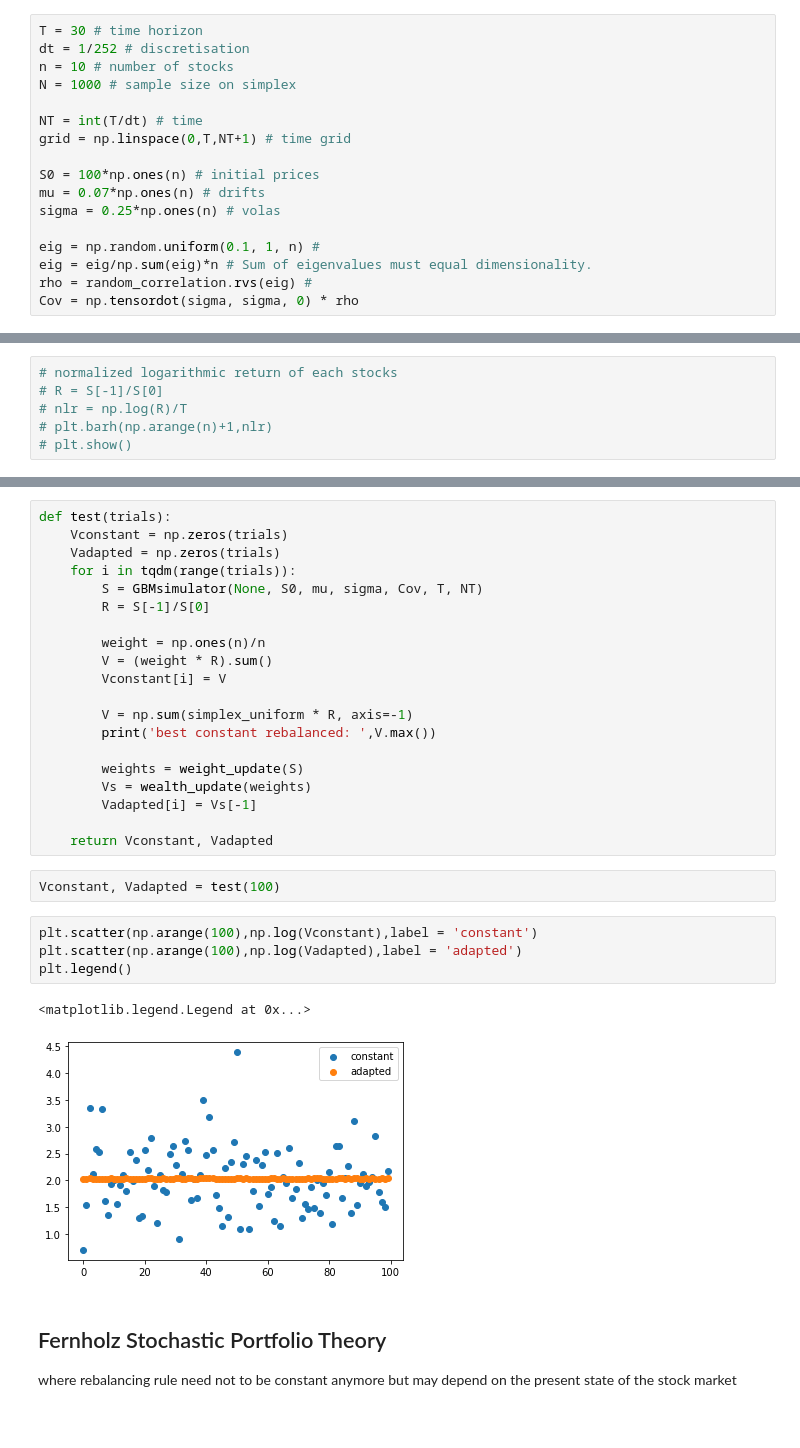
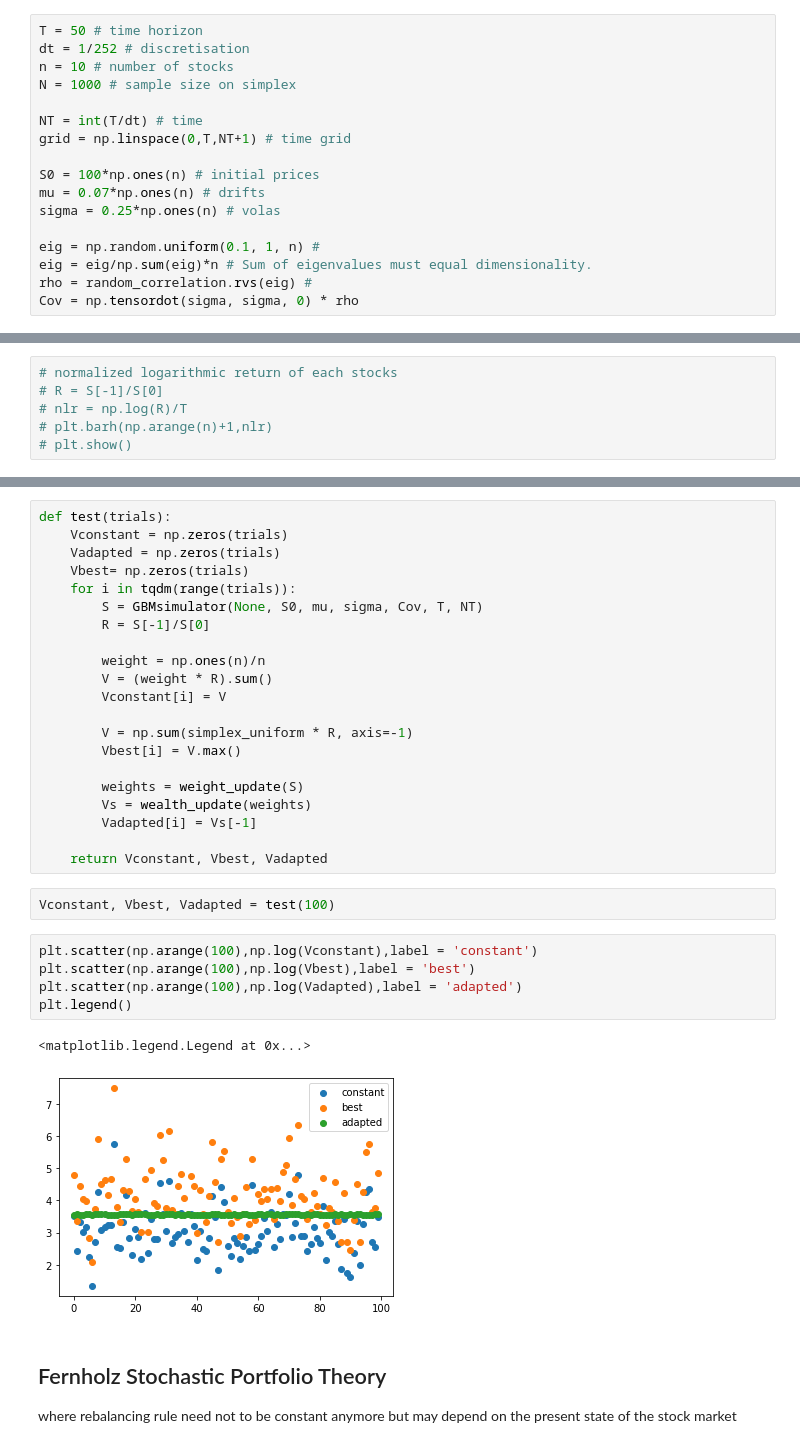
Before and after one commit to Akram440044/DeepHedging, a Jupyter notebook: universal portfolio.ipynb, the cells around one changed output, grey strips where cells are left out. Saved outputs shown, nothing was run; the diff lists cells and outputs as text.

Commit message:
update best constant

```diff
--- a/universal portfolio.ipynb
+++ b/universal portfolio.ipynb
@@ -7,7 +7,7 @@ from tqdm import tqdm
 # %% [markdown]
 ## Multidimensional Geometric Brownian Motion
 # %%
-T = 30 # time horizon
+T = 50 # time horizon
 dt = 1/252 # discretisation
 n = 10 # number of stocks
 N = 1000 # sample size on simplex
@@ -95,6 +95,7 @@ adaptive rebalanced:  7.649400604203385
 def test(trials):
     Vconstant = np.zeros(trials)
     Vadapted = np.zeros(trials)
+    Vbest= np.zeros(trials)
     for i in tqdm(range(trials)):
         S = GBMsimulator(None, S0, mu, sigma, Cov, T, NT)
         R = S[-1]/S[0]
@@ -104,22 +105,23 @@ def test(trials):
         Vconstant[i] = V
 
         V = np.sum(simplex_uniform * R, axis=-1)
-        print('best constant rebalanced: ',V.max())
+        Vbest[i] = V.max()
 
         weights = weight_update(S)
         Vs = wealth_update(weights)
         Vadapted[i] = Vs[-1]
 
-    return Vconstant, Vadapted
+    return Vconstant, Vbest, Vadapted
 # %%
-Vconstant, Vadapted = test(100)
+Vconstant, Vbest, Vadapted = test(100)
 # %%
 plt.scatter(np.arange(100),np.log(Vconstant),label = 'constant')
+plt.scatter(np.arange(100),np.log(Vbest),label = 'best')
 plt.scatter(np.arange(100),np.log(Vadapted),label = 'adapted')
 plt.legend()
 # %% [output]
 <matplotlib.legend.Legend at 0x...>
-[figure, old version]
+[figure, new version]
 # %% [markdown]
 ## Fernholz Stochastic Portfolio Theory
 where rebalancing rule need not to be constant anymore but may depend on the present state of
```
Also changed, not shown: parts of 2 cells of this notebook.
